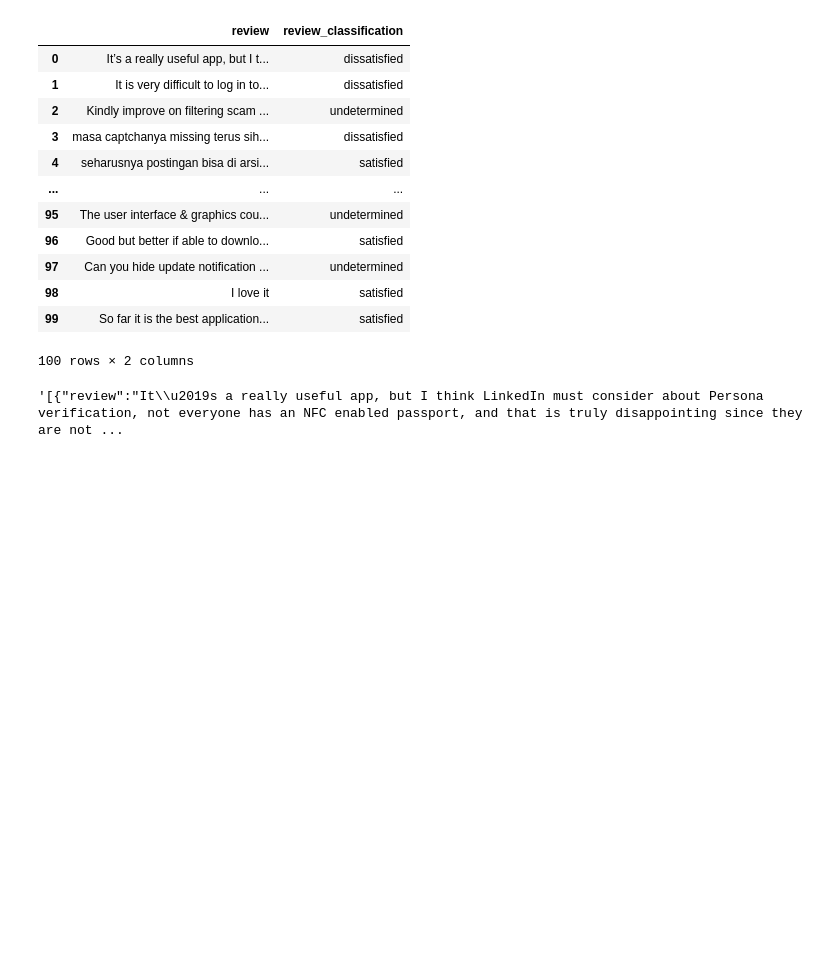
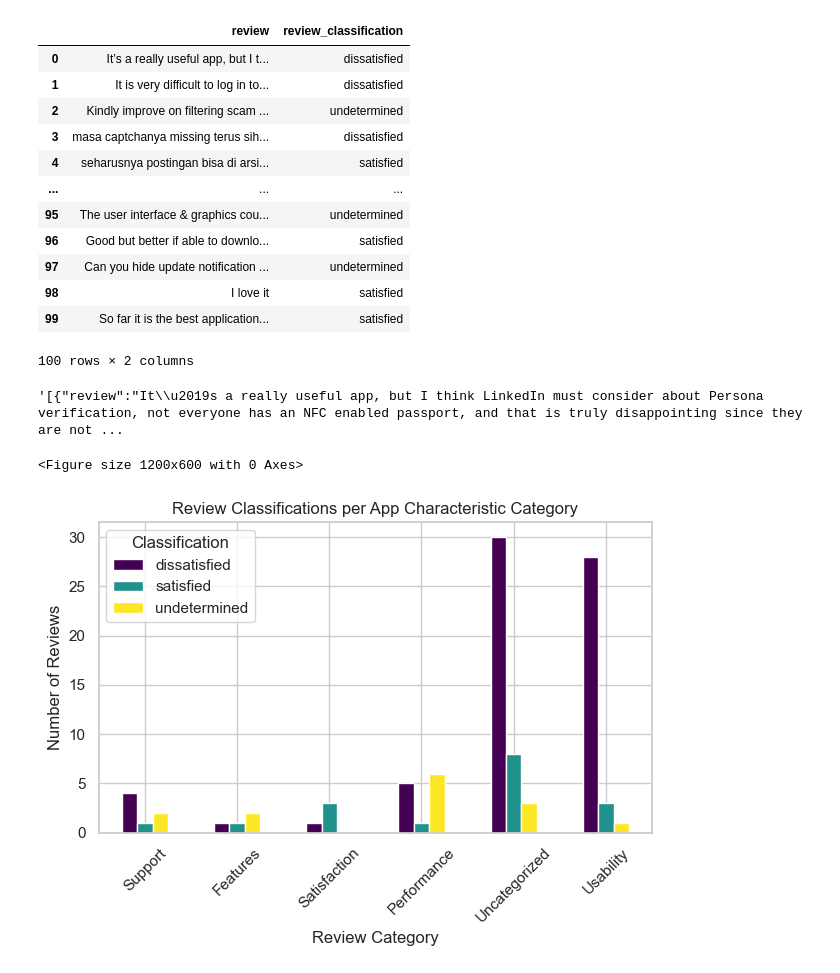
Before and after one commit to Squawkers/OpenAIReviewClassifier, a Jupyter notebook: UserClassification.ipynb, the cells around one changed output. Saved outputs shown, nothing was run; the diff lists cells and outputs as text; code cells hidden in the pictures; blank space fills up the shorter version.

Commit message:
Visualization

```diff
--- a/UserClassification.ipynb
+++ b/UserClassification.ipynb
@@ -180,3 +180,35 @@ df['review_category'] = df['review'].apply(categorize_review)
 df[['review', 'review_category']].to_json(orient='records')
 # %% [output]
 '[{"review":"It\\u2019s a really useful app, but I think LinkedIn must consider about Persona verification, not everyone has an NFC enabled passport, and that is truly disappointing since they are not ...
+# %%
+import matplotlib.pyplot as plt
+
+category_rename = {
+    "usability_user_experience": "Usability",
+    "performance_stability": "Performance",
+    "customer_support_communication": "Support",
+    "features_functionality": "Features",
+    "general_satisfaction_recommendation": "Satisfaction",
+    "uncategorized": "Uncategorized"
+}
+
+# Prepare the data for plotting
+category_counts_plot = df.groupby(['review_category', 'review_classification']).size().unstack(fill_value=0)
+
+# Plotting
+plt.figure(figsize=(12, 6))
+ax = category_counts_plot.plot(kind='bar', stacked=False, colormap='viridis')
+plt.title('Review Classifications per App Characteristic Category')
+plt.xlabel('Review Category')
+plt.ylabel('Number of Reviews')
+
+# Rename the x-axis labels
+ax.set_xticklabels([category_rename.get(label.get_text(), label.get_text()) for label in ax.get_xticklabels()])
+
+plt.xticks(rotation=45)
+plt.legend(title='Classification')
+plt.tight_layout()
+plt.show()
+# %% [output]
+<Figure size 1200x600 with 0 Axes>
+[figure, added]
```
